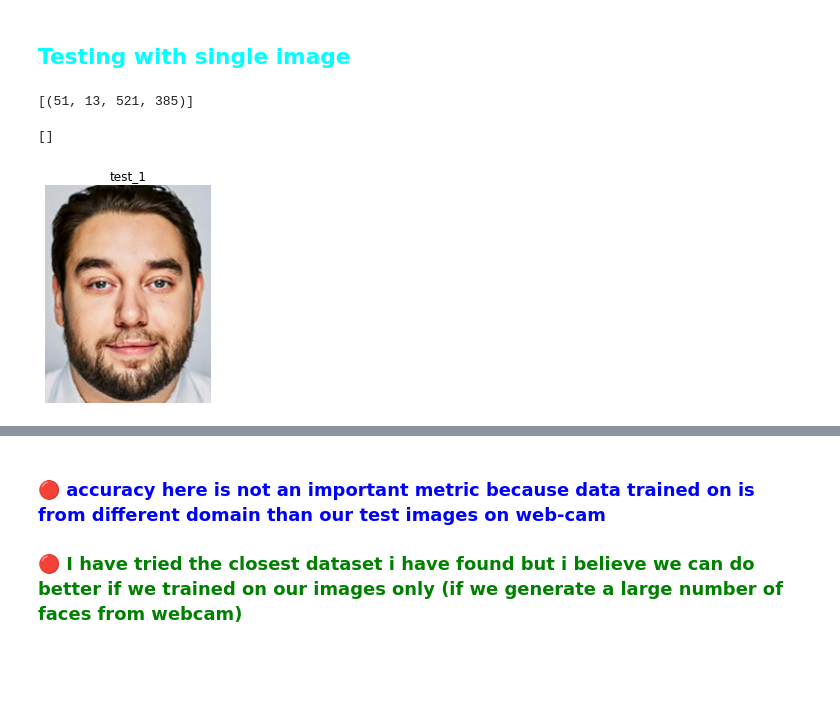
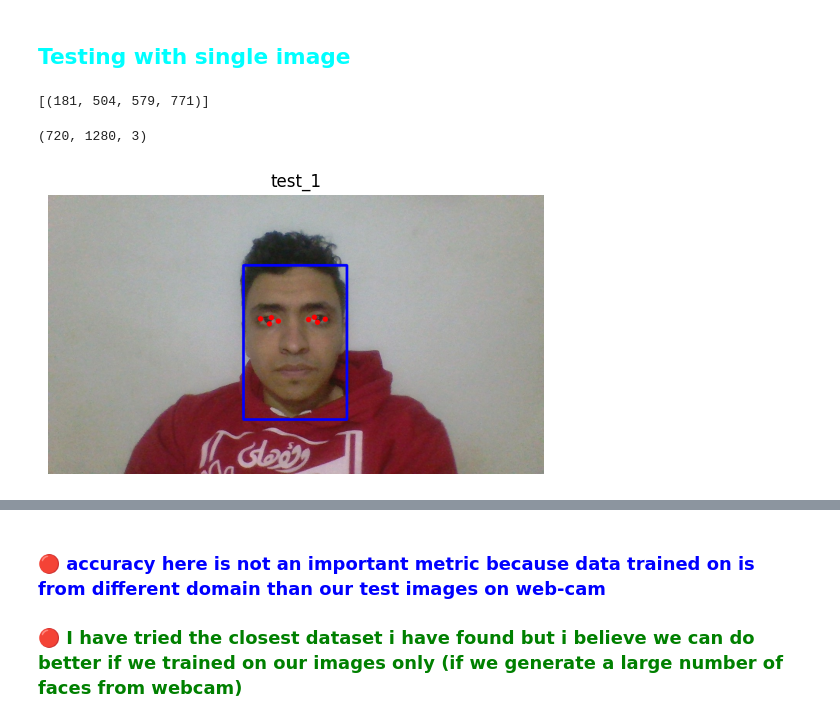
Before and after one commit to AbdelrahmanNoaman/Kaakchat, a Jupyter notebook: face Detection/KaakChat.ipynb, the cells around one changed output, grey strips where cells are left out. Saved outputs shown, nothing was run; the diff lists cells and outputs as text; code cells hidden in the pictures; blank space fills up the shorter version.

```diff
--- a/face Detection/KaakChat.ipynb
+++ b/face Detection/KaakChat.ipynb
@@ -30,3 +92,17 @@ def prepareData(images,labels):
+# %%
+def apply_corner_features(face):
+  landmarks = get_landmarks(face)
+  R = kiro_corner(face)
+  coords = corner_peaks(R, min_distance=1, threshold_rel=0.001)
+
+  critical_landmarks = []
+  for landmark in landmarks:
+    features = you_can_do_it(landmark, face, coords)
+    if(features==0):
+          continue
+    critical_landmarks += features
+  critical_landmarks = np.array(critical_landmarks)
+  return critical_landmarks
 # %% [markdown]
 ### <font color="red"> 🔴 Dont run this cell still working to tune parameters if there is time :)</font>
 # %%
@@ -39,14 +115,17 @@ def load_image(path):
     canvas = np.copy(img)
     return canvas
 
-def show_images(array_img,title,position):
+def show_images(array_img,title,position,boxes,coords):
     for index_image,image in enumerate(array_img):
-        show_with_matplotlib(image,title+"_"+ str(index_image+1),position+index_image)
+        show_with_matplotlib(image,title+"_"+ str(index_image+1),position+index_image,boxes,coords)
 
-def show_with_matplotlib(color_img,title,position):
+def show_with_matplotlib(color_img,title,position,boxes,coords):
     img_RGB=color_img[:,:,::-1]
     ax=plt.subplot(1,1,position)
     plt.imshow(img_RGB)
+    #for index,box in enumerate(boxes):
+     #   for x,y in coords[0]:
+      #      plt.plot(box[1]+y,box[0]+x, 'b+');
     plt.title(title)
     plt.axis('off')
 
@@ -103,10 +182,12 @@ def get_boxes(contour):
             ymax=small_contour[0][0]
     return xmin,ymin,xmax,ymax
 
-def draw_boxes(img,boxes):
+def draw_boxes(img,boxes,coords):
     withBoxes = np.copy(img)
-    for (xmin,ymin,xmax,ymax)  in boxes:
-        withBoxes= cv2.rectangle(withBoxes, (ymin,xmin), (ymax,xmax), (255, 0, 0), 6)
+    for index,box in enumerate(boxes):
+        withBoxes= cv2.rectangle(withBoxes, (box[1],box[0]), (box[3],box[2]), (255, 0, 0), 6)
+        for x,y in coords[0]:
+            withBoxes = cv2.circle(withBoxes, (box[1]+y,box[0]+x), radius=3, color=(0, 0, 255), thickness=-1)
     return withBoxes
 # %%
 def test_image(img,model):
@@ -161,21 +249,24 @@ SVM = joblib.load('SVM_KAAK_C_1_Poly_auto.pkl')
 # %% [markdown]
 ## <font color="cyan"> Testing with single image  </font>
 # %%
-scientists= load_image("test images/yarb.png")
+scientists= load_image("no3mn5.jpg")
 boxes = apply_skin_detector(scientists)
 final_image= cv2.cvtColor(scientists, cv2.COLOR_BGR2GRAY )
-boxes
-# %% [output]
-[(51, 13, 521, 385)]
 # %%
 contours= Kaak_Enhanced(final_image,boxes,SVM)
 # %%
 contours
 # %% [output]
-[]
+[(181, 504, 579, 771)]
+# %%
+coords=[]
+for (xmin,ymin,xmax,ymax)  in contours:
+    coord=apply_corner_features(final_image[xmin:xmax,ymin:ymax])
+    coords.append(coord)
 # %%
-show_images([draw_boxes(scientists,contours)],"test",1)
+show_images([draw_boxes(scientists,contours,coords)],"test",1,contours,coords)
 # %% [output]
+(720, 1280, 3)
-[figure, old version]
+[figure, new version]
 # %%
 predection=SVM.predict(x_test)
```
Also changed, not shown: parts of 12 cells of this notebook, 3 other files.
